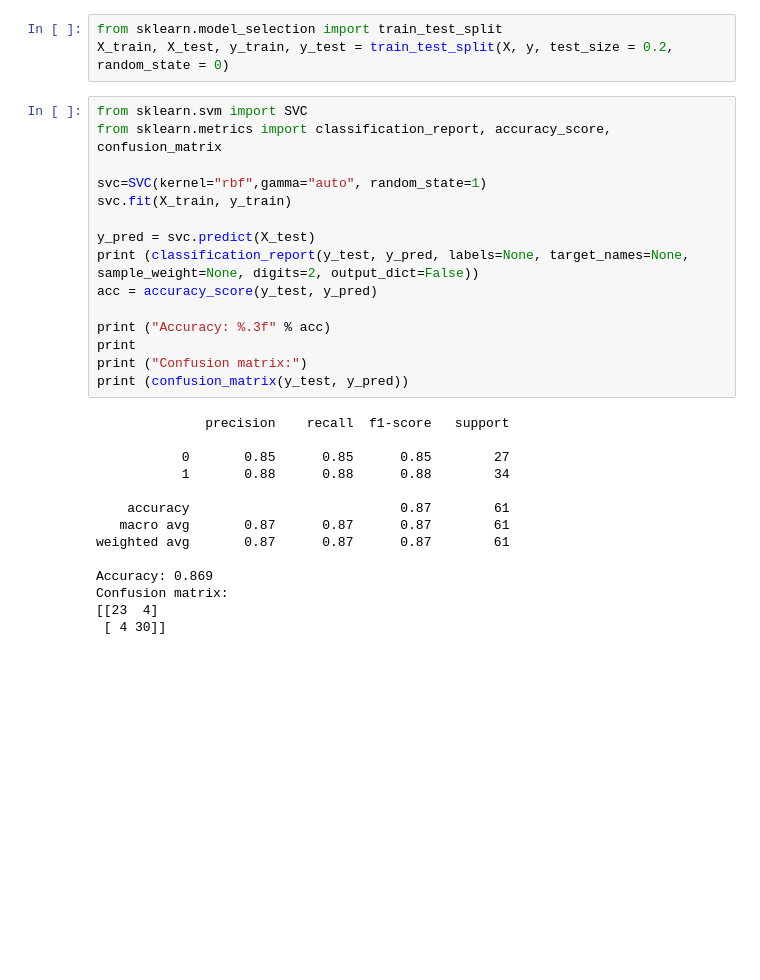
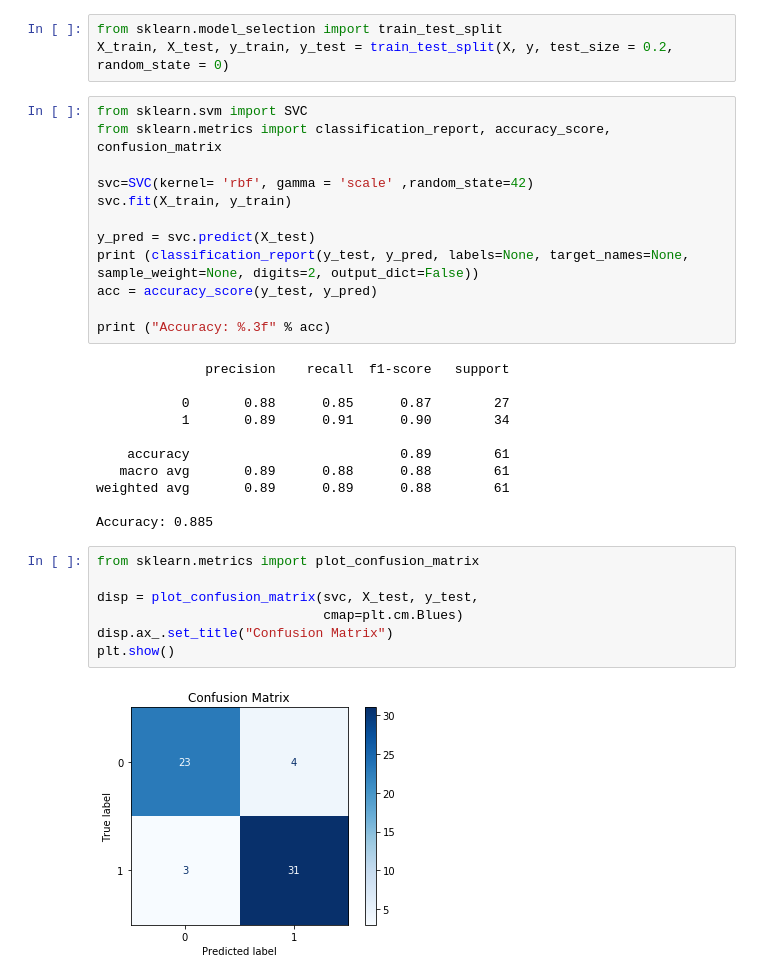
Before and after one commit to SonerAbay/heart-disease-detection, a Jupyter notebook: heart_disease.ipynb, the cells around one changed output. Cells and saved outputs as stored; diff of their text form; blank space fills up the shorter version.

Commit message:
confusion matrix plot has been added

```diff
--- a/heart_disease.ipynb
+++ b/heart_disease.ipynb
@@ -180,7 +182,7 @@ X_train, X_test, y_train, y_test = train_test_split(X, y, test_size = 0.2, rando
 from sklearn.svm import SVC
 from sklearn.metrics import classification_report, accuracy_score, confusion_matrix
 
-svc=SVC(kernel="rbf",gamma="auto", random_state=1)
+svc=SVC(kernel= 'rbf', gamma = 'scale' ,random_state=42)
 svc.fit(X_train, y_train)
 
 y_pred = svc.predict(X_test)
@@ -188,20 +190,23 @@ print (classification_report(y_test, y_pred, labels=None, target_names=None, sam
 acc = accuracy_score(y_test, y_pred)
 
 print ("Accuracy: %.3f" % acc)
-print
-print ("Confusion matrix:")
-print (confusion_matrix(y_test, y_pred))
 # %% [output]
               precision    recall  f1-score   support
 
-           0       0.85      0.85      0.85        27
-           1       0.88      0.88      0.88        34
+           0       0.88      0.85      0.87        27
+           1       0.89      0.91      0.90        34
 
-    accuracy                           0.87        61
-   macro avg       0.87      0.87      0.87        61
-weighted avg       0.87      0.87      0.87        61
+    accuracy                           0.89        61
+   macro avg       0.89      0.88      0.88        61
+weighted avg       0.89      0.89      0.88        61
 
-Accuracy: 0.869
-Confusion matrix:
-[[23  4]
- [ 4 30]]
+Accuracy: 0.885
+# %%
+from sklearn.metrics import plot_confusion_matrix
+
+disp = plot_confusion_matrix(svc, X_test, y_test,
+                             cmap=plt.cm.Blues)
+disp.ax_.set_title("Confusion Matrix")
+plt.show()
+# %% [output]
+[figure, added]
```
Also changed, not shown: parts of 4 cells of this notebook.
